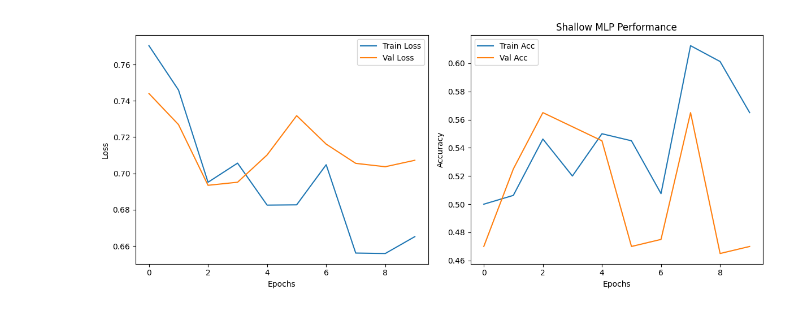
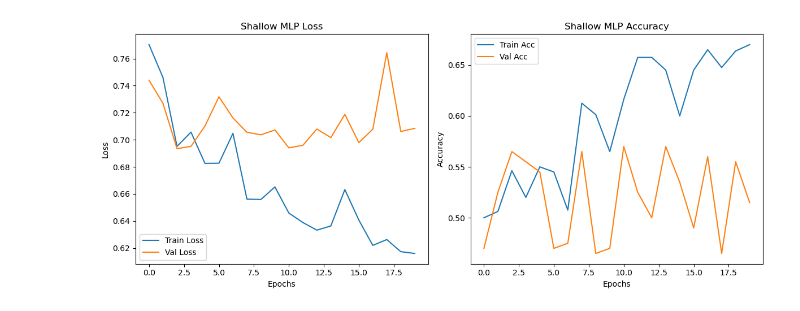
Before and after one commit to UnaiLalana/MLP-vs-CNN-Classification-Problem, a Jupyter notebook: notebooks/model_training_AI_detection.ipynb, the cells around one changed output. Cells and saved outputs as stored; diff of their text form; code cells hidden in the pictures.

```diff
--- a/notebooks/model_training_AI_detection.ipynb
+++ b/notebooks/model_training_AI_detection.ipynb
@@ -208,7 +208,7 @@ def train_model(model, train_dl, val_dl, epochs=1000, lr=0.1):
 
     return train_loss_history, train_acc_history, val_loss_history, val_acc_history
 # %%
-train_loss_history, train_acc_history, val_loss_history, val_acc_history = train_model(models['Shallow MLP'], dl_train_MLP, dl_val_MLP, epochs=10, lr=0.0001)
+train_loss_history, train_acc_history, val_loss_history, val_acc_history = train_model(models['Shallow MLP'], dl_train_MLP, dl_val_MLP, epochs=20, lr=0.0001)
 # %% [output]
 Epoch 0, Train Loss: 0.7704, Train Acc: 0.5000, Val Loss: 0.7440, Val Acc: 0.4700
 Epoch 1, Train Loss: 0.7459, Train Acc: 0.5062, Val Loss: 0.7269, Val Acc: 0.5250
@@ -223,20 +233,22 @@ Epoch 9, Train Loss: 0.6652, Train Acc: 0.5650, Val Loss: 0.7072, Val Acc: 0.470
 # %%
 plt.figure(figsize=(12, 5))
 plt.subplot(1, 2, 1)
 plt.plot(train_loss_history, label='Train Loss')
 plt.plot(val_loss_history, label='Val Loss')
 plt.xlabel('Epochs')
 plt.ylabel('Loss')
 plt.legend()
+plt.title('Shallow MLP Loss')
 plt.subplot(1, 2, 2)
 plt.plot(train_acc_history, label='Train Acc')
 plt.plot(val_acc_history, label='Val Acc')
 plt.xlabel('Epochs')
 plt.ylabel('Accuracy')
 plt.legend()
-plt.title('Shallow MLP Performance')
+plt.title('Shallow MLP Accuracy')
 plt.tight_layout()
+plt.savefig("../figures/shallowMLP.png")
 plt.show()
 # %% [output]
-[figure, old version]
+[figure, new version]
 # %%
```
Also changed, not shown: parts of 14 cells of this notebook, 6 other files.
